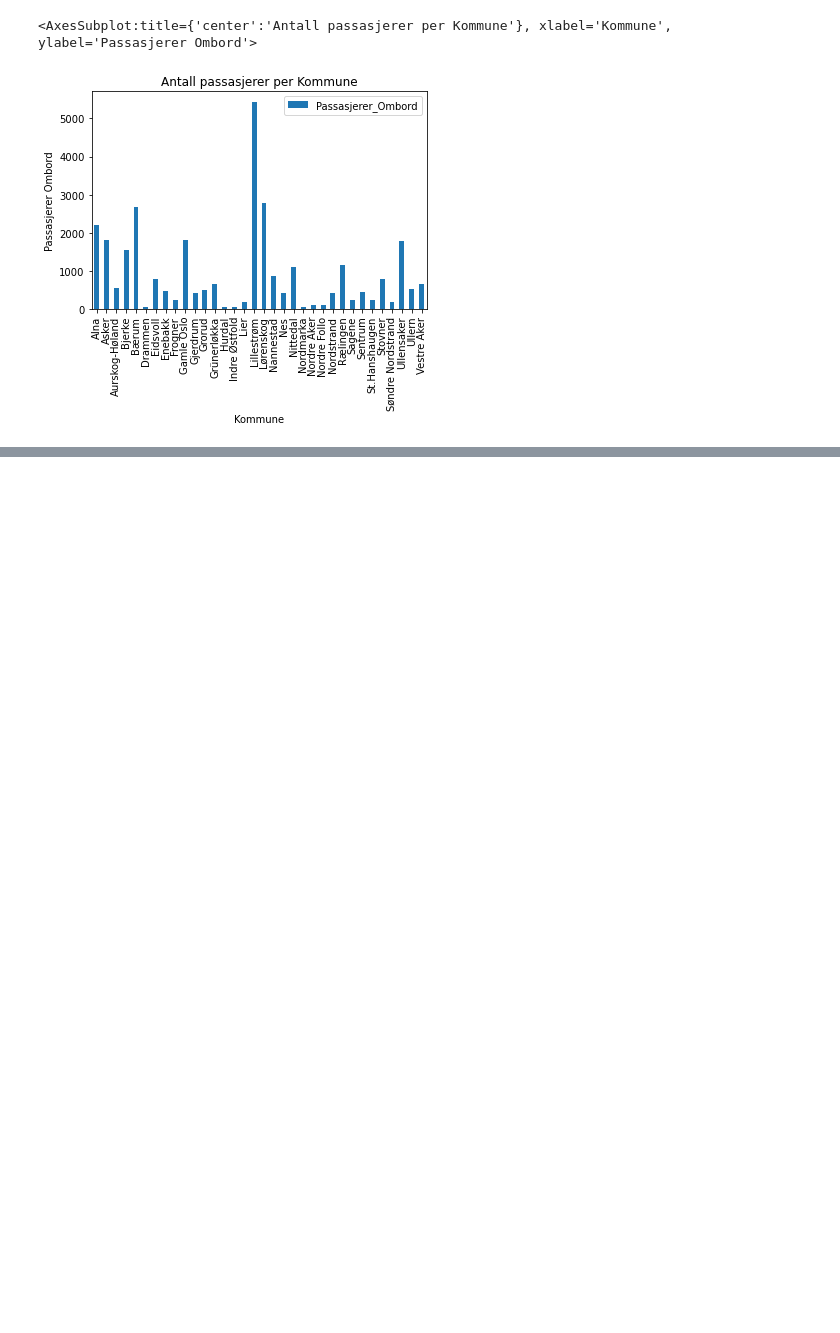
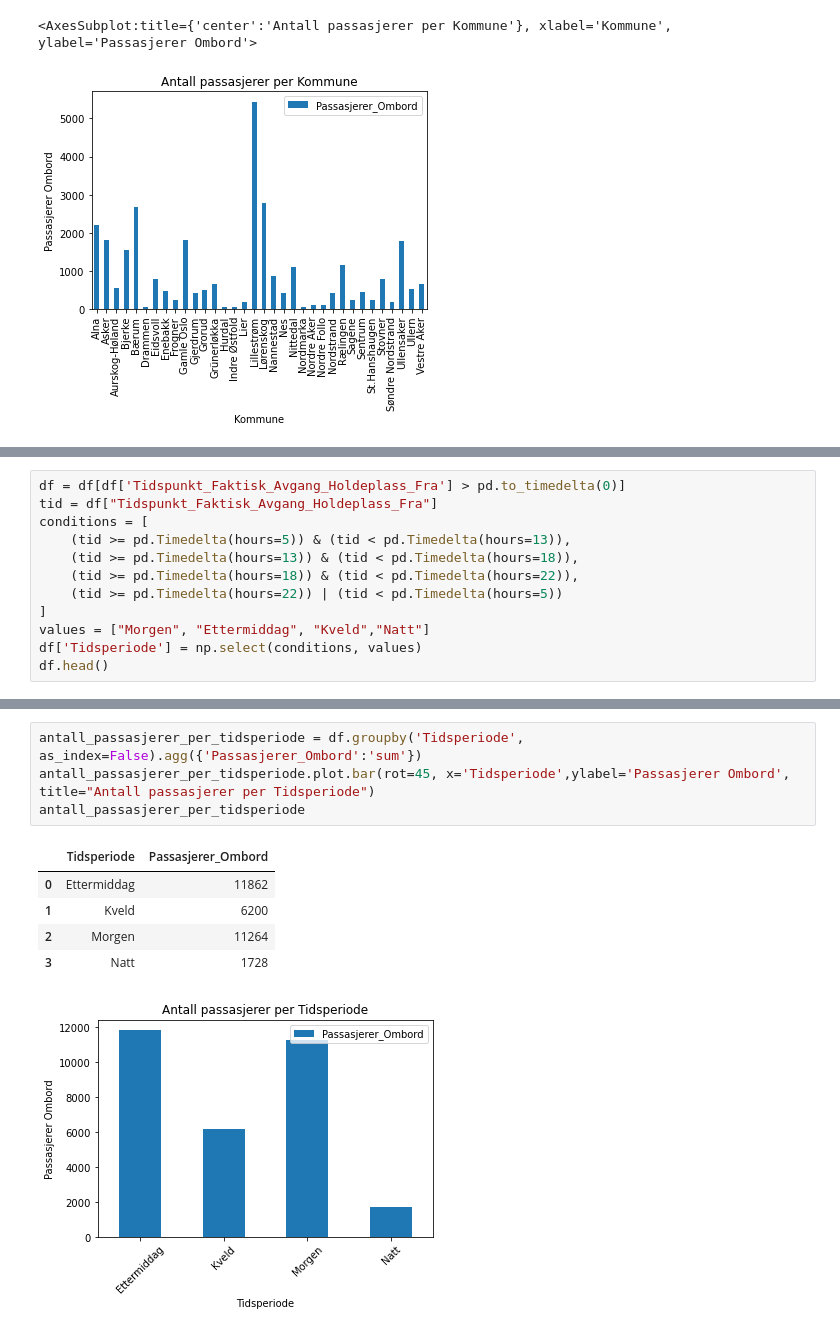
Before and after one commit to NimaAB/DAVE3625_Assignment_1, a Jupyter notebook: start.ipynb, the cells around one changed output, grey strips where cells are left out. Saved outputs shown, nothing was run; the diff lists cells and outputs as text; blank space fills up the shorter version.

```diff
--- a/start.ipynb
+++ b/start.ipynb
@@ -279,0 +258,12 @@ antall_passasjerer_per_tidsperiode.plot.bar(x='Tidsperiode',ylabel='Passasjerer
+# %%
+df = df[df['Tidspunkt_Faktisk_Avgang_Holdeplass_Fra'] > pd.to_timedelta(0)]
+tid = df["Tidspunkt_Faktisk_Avgang_Holdeplass_Fra"]
+conditions = [
+    (tid >= pd.Timedelta(hours=5)) & (tid < pd.Timedelta(hours=13)),
+    (tid >= pd.Timedelta(hours=13)) & (tid < pd.Timedelta(hours=18)),
+    (tid >= pd.Timedelta(hours=18)) & (tid < pd.Timedelta(hours=22)),
+    (tid >= pd.Timedelta(hours=22)) | (tid < pd.Timedelta(hours=5))
+]
+values = ["Morgen", "Ettermiddag", "Kveld","Natt"]
+df['Tidsperiode'] = np.select(conditions, values)
+df.head()
@@ -279,0 +278,11 @@ antall_passasjerer_per_tidsperiode.plot.bar(x='Tidsperiode',ylabel='Passasjerer
+# %%
+antall_passasjerer_per_tidsperiode = df.groupby('Tidsperiode', as_index=False).agg({'Passasjerer_Ombord':'sum'})
+antall_passasjerer_per_tidsperiode.plot.bar(rot=45, x='Tidsperiode',ylabel='Passasjerer Ombord', title="Antall passasjerer per Tidsperiode")
+antall_passasjerer_per_tidsperiode
+# %% [output]
+|  | Tidsperiode | Passasjerer_Ombord |
+| 0 | Ettermiddag | 11862 |
+| 1 | Kveld | 6200 |
+| 2 | Morgen | 11264 |
+| 3 | Natt | 1728 |
+[figure, added]
```
Also changed, not shown: parts of 11 cells of this notebook.
